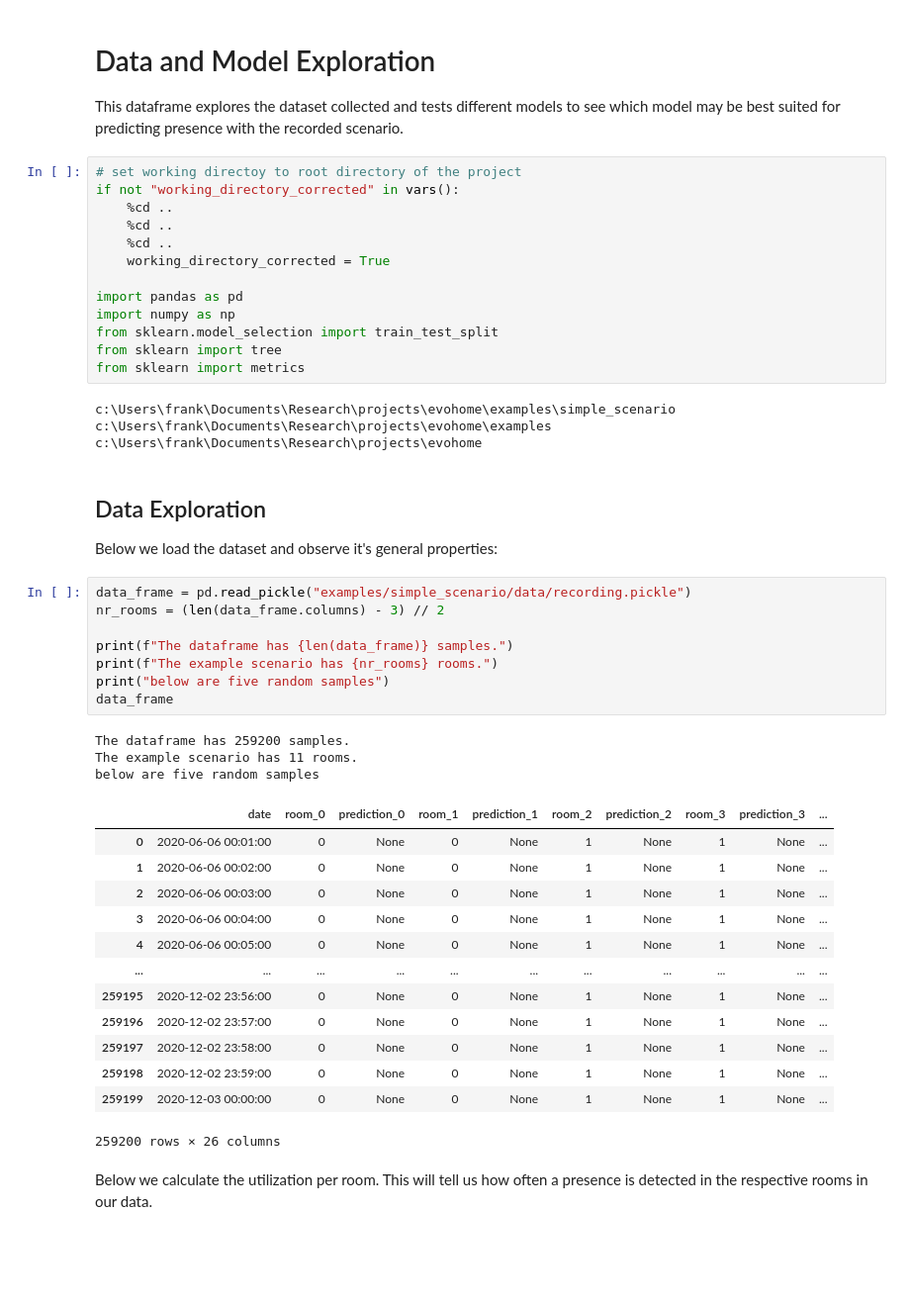
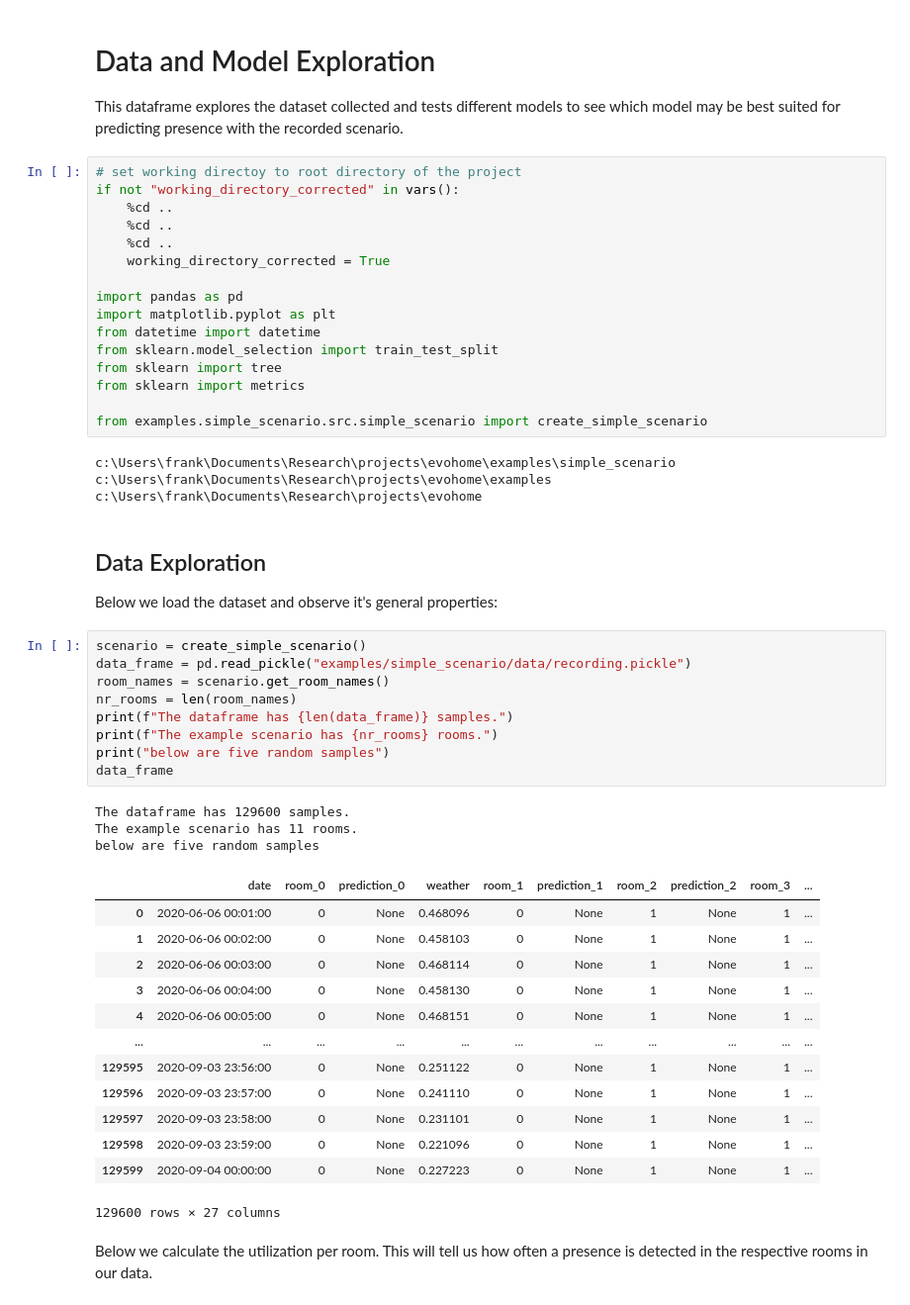
Before and after one commit to frank-trollmann/evohome, a Jupyter notebook: examples/simple_scenario/notebooks/data_exploration.ipynb, the cells around one changed output. Shown at 99% size. Cells and saved outputs as stored; diff of their text form; blank space fills up the shorter version.

```diff
--- a/examples/simple_scenario/notebooks/data_exploration.ipynb
+++ b/examples/simple_scenario/notebooks/data_exploration.ipynb
@@ -11,10 +11,13 @@ if not "working_directory_corrected" in vars():
     working_directory_corrected = True
 
 import pandas as pd
-import numpy as np
+import matplotlib.pyplot as plt
+from datetime import datetime
 from sklearn.model_selection import train_test_split
 from sklearn import tree
 from sklearn import metrics
+
+from examples.simple_scenario.src.simple_scenario import create_simple_scenario
 # %% [output]
 c:\Users\frank\Documents\Research\projects\evohome\examples\simple_scenario
 c:\Users\frank\Documents\Research\projects\evohome\examples
@@ -24,30 +27,31 @@ c:\Users\frank\Documents\Research\projects\evohome
 
 Below we load the dataset and observe it's general properties:
 # %%
+scenario = create_simple_scenario()
 data_frame = pd.read_pickle("examples/simple_scenario/data/recording.pickle")
-nr_rooms = (len(data_frame.columns) - 3) // 2
-
+room_names = scenario.get_room_names()
+nr_rooms = len(room_names)
 print(f"The dataframe has {len(data_frame)} samples.")
 print(f"The example scenario has {nr_rooms} rooms.")
 print("below are five random samples")
 data_frame
 # %% [output]
-The dataframe has 259200 samples.
+The dataframe has 129600 samples.
 The example scenario has 11 rooms.
 below are five random samples
-|  | date | room_0 | prediction_0 | room_1 | prediction_1 | room_2 | prediction_2 | room_3 | prediction_3 | ... |
-| 0 | 2020-06-06 00:01:00 | 0 | None | 0 | None | 1 | None | 1 | None | ... |
-| 1 | 2020-06-06 00:02:00 | 0 | None | 0 | None | 1 | None | 1 | None | ... |
-| 2 | 2020-06-06 00:03:00 | 0 | None | 0 | None | 1 | None | 1 | None | ... |
-| 3 | 2020-06-06 00:04:00 | 0 | None | 0 | None | 1 | None | 1 | None | ... |
-| 4 | 2020-06-06 00:05:00 | 0 | None | 0 | None | 1 | None | 1 | None | ... |
+|  | date | room_0 | prediction_0 | weather | room_1 | prediction_1 | room_2 | prediction_2 | room_3 | ... |
+| 0 | 2020-06-06 00:01:00 | 0 | None | 0.468096 | 0 | None | 1 | None | 1 | ... |
+| 1 | 2020-06-06 00:02:00 | 0 | None | 0.458103 | 0 | None | 1 | None | 1 | ... |
+| 2 | 2020-06-06 00:03:00 | 0 | None | 0.468114 | 0 | None | 1 | None | 1 | ... |
+| 3 | 2020-06-06 00:04:00 | 0 | None | 0.458130 | 0 | None | 1 | None | 1 | ... |
+| 4 | 2020-06-06 00:05:00 | 0 | None | 0.468151 | 0 | None | 1 | None | 1 | ... |
 | ... | ... | ... | ... | ... | ... | ... | ... | ... | ... | ... |
-| 259195 | 2020-12-02 23:56:00 | 0 | None | 0 | None | 1 | None | 1 | None | ... |
-| 259196 | 2020-12-02 23:57:00 | 0 | None | 0 | None | 1 | None | 1 | None | ... |
-| 259197 | 2020-12-02 23:58:00 | 0 | None | 0 | None | 1 | None | 1 | None | ... |
-| 259198 | 2020-12-02 23:59:00 | 0 | None | 0 | None | 1 | None | 1 | None | ... |
-| 259199 | 2020-12-03 00:00:00 | 0 | None | 0 | None | 1 | None | 1 | None | ... |
+| 129595 | 2020-09-03 23:56:00 | 0 | None | 0.251122 | 0 | None | 1 | None | 1 | ... |
+| 129596 | 2020-09-03 23:57:00 | 0 | None | 0.241110 | 0 | None | 1 | None | 1 | ... |
+| 129597 | 2020-09-03 23:58:00 | 0 | None | 0.231101 | 0 | None | 1 | None | 1 | ... |
+| 129598 | 2020-09-03 23:59:00 | 0 | None | 0.221096 | 0 | None | 1 | None | 1 | ... |
+| 129599 | 2020-09-04 00:00:00 | 0 | None | 0.227223 | 0 | None | 1 | None | 1 | ... |
-259200 rows × 26 columns
+129600 rows × 27 columns
 # %% [markdown]
 Below we calculate the utilization per room. This will tell us how often a presence is detected in the respective rooms in our data.
 # %%
```
Also changed, not shown: parts of 7 cells of this notebook, 5 other files.
